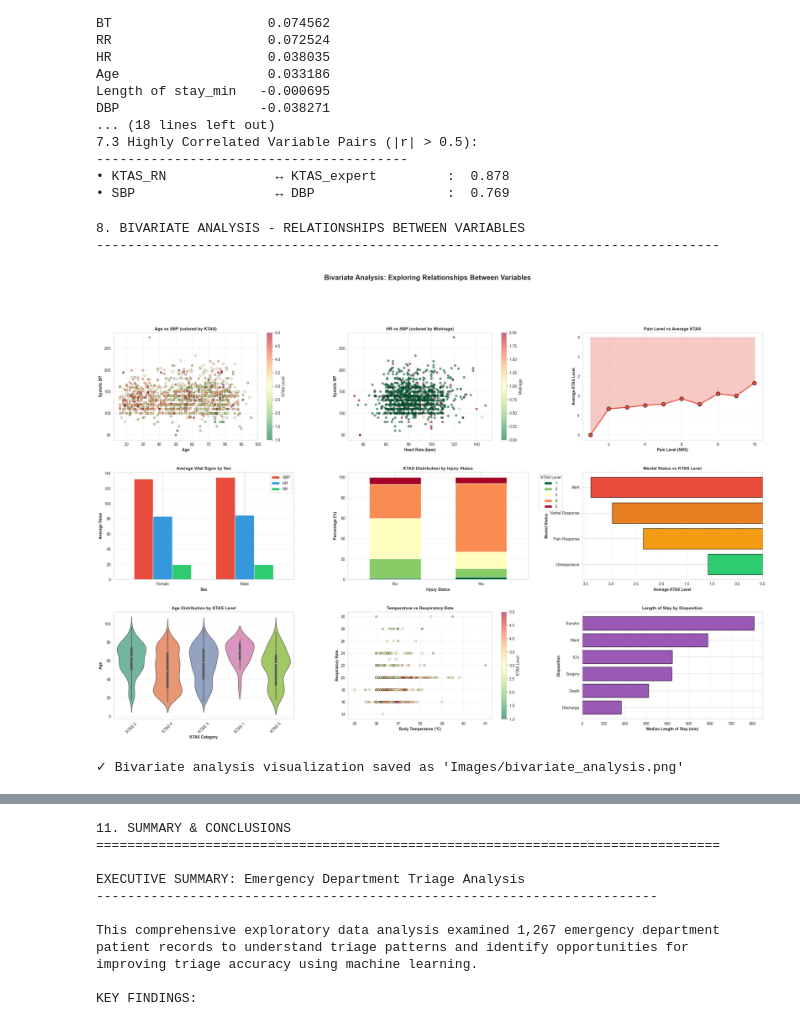
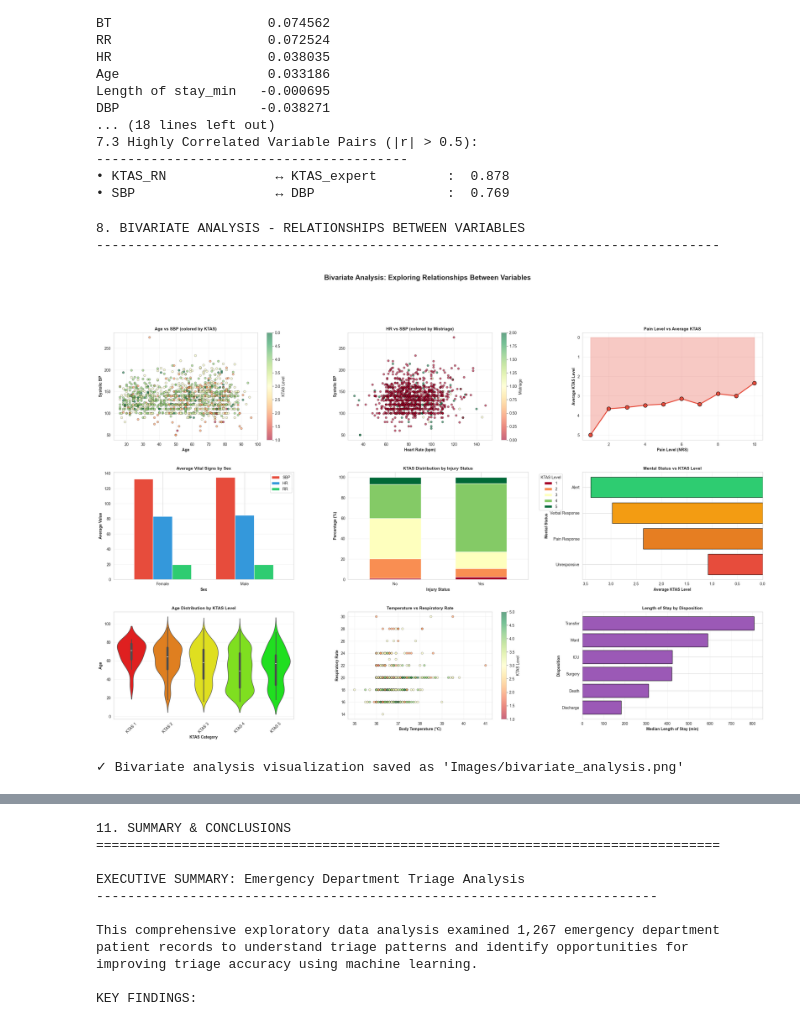
Before and after one commit to JZembower/ML-Triage-Process, a Jupyter notebook: 01_eda.ipynb, the cells around one changed output, grey strips where cells are left out. Drawn from its saved outputs; the diff is of its cells as text; code cells hidden in the pictures.

```diff
--- a/01_eda.ipynb
+++ b/01_eda.ipynb
@@ -389,17 +411,6 @@ Name: proportion, dtype: float64
 [figure]
 ✓ Categorical distributions visualization saved as 'Images/categorical_distributions.png'
 # %%
-def clean_numeric(series):
-    if series.dtype == 'object':
-        return pd.to_numeric(series.str.replace(',', '.'), errors='coerce')
-    return series
-
-numeric_cols = ['NRS_pain', 'SBP', 'DBP', 'HR', 'RR', 'BT', 'Saturation']
-for col in numeric_cols:
-    df[col] = clean_numeric(df[col])
-
-df['Mistriage_Label'] = df['mistriage'].map({0: 'Correct', 1: 'Under-triage', 2: 'Over-triage'})
-
 print("\n5. VITAL SIGNS ANALYSIS")
 print("-"*80)
 
@@ -615,15 +614,6 @@ Senior (>70)       82.98        13.68          3.34
 • Under-triage Rate: 4.34%
 • Over-triage Rate: 10.34%
 # %%
-def clean_numeric(series):
-    if series.dtype == 'object':
-        return pd.to_numeric(series.str.replace(',', '.'), errors='coerce')
-    return series
-
-numeric_cols = ['NRS_pain', 'SBP', 'DBP', 'HR', 'RR', 'BT', 'Saturation']
-for col in numeric_cols:
-    df[col] = clean_numeric(df[col])
-
 print("\n7. CORRELATION ANALYSIS")
 print("-"*80)
 
@@ -692,19 +682,6 @@ DBP                  -0.038271
 • KTAS_RN              ↔ KTAS_expert         :  0.878
 • SBP                  ↔ DBP                 :  0.769
 # %%
-def clean_numeric(series):
-    if series.dtype == 'object':
-        return pd.to_numeric(series.str.replace(',', '.'), errors='coerce')
-    return series
-
-numeric_cols = ['NRS_pain', 'SBP', 'DBP', 'HR', 'RR', 'BT', 'Saturation']
-for col in numeric_cols:
-    df[col] = clean_numeric(df[col])
-
-df['Sex_Label'] = df['Sex'].map({1: 'Female', 2: 'Male'})
-df['Injury_Label'] = df['Injury'].map({1: 'No', 2: 'Yes'})
-df['Mental_Label'] = df['Mental'].map({1: 'Alert', 2: 'Verbal Response', 3: 'Pain Response', 4: 'Unresponsive'})
-
 print("\n8. BIVARIATE ANALYSIS - RELATIONSHIPS BETWEEN VARIABLES")
 print("-"*80)
 
@@ -714,7 +691,7 @@ gs = fig.add_gridspec(3, 3, hspace=0.3, wspace=0.3)
 
 # 1. Age vs Vital Signs Scatter
 ax1 = fig.add_subplot(gs[0, 0])
-scatter1 = ax1.scatter(df['Age'], df['SBP'], c=df['KTAS_RN'], cmap='RdYlGn_r',
+scatter1 = ax1.scatter(df['Age'], df['SBP'], c=df['KTAS_RN'], cmap='RdYlGn',
                        alpha=0.6, s=30, edgecolors='black', linewidth=0.5)
 ax1.set_xlabel('Age', fontsize=10, fontweight='bold')
 ax1.set_ylabel('Systolic BP', fontsize=10, fontweight='bold')
@@ -724,7 +701,7 @@ ax1.grid(alpha=0.3)
 
 # 2. Heart Rate vs Blood Pressure
 ax2 = fig.add_subplot(gs[0, 1])
-scatter2 = ax2.scatter(df['HR'], df['SBP'], c=df['mistriage'], cmap='RdYlGn_r',
+scatter2 = ax2.scatter(df['HR'], df['SBP'], c=df['mistriage'], cmap='RdYlGn',
                        alpha=0.6, s=30, edgecolors='black', linewidth=0.5)
 ax2.set_xlabel('Heart Rate (bpm)', fontsize=10, fontweight='bold')
 ax2.set_ylabel('Systolic BP', fontsize=10, fontweight='bold')
@@ -758,7 +735,7 @@ ax4.grid(axis='y', alpha=0.3)
 # 5. Injury Status vs KTAS
 ax5 = fig.add_subplot(gs[1, 1])
 injury_ktas = pd.crosstab(df['Injury_Label'], df['KTAS_RN'], normalize='index') * 100
-injury_ktas.plot(kind='bar', stacked=True, ax=ax5, colormap='RdYlGn_r', width=0.6)
+injury_ktas.plot(kind='bar', stacked=True, ax=ax5, colormap='RdYlGn', width=0.6)
 ax5.set_xlabel('Injury Status', fontsize=10, fontweight='bold')
 ax5.set_ylabel('Percentage (%)', fontsize=10, fontweight='bold')
 ax5.set_title('KTAS Distribution by Injury Status', fontsize=11, fontweight='bold')
@@ -769,7 +746,7 @@ ax5.grid(axis='y', alpha=0.3)
 # 6. Mental Status vs KTAS
 ax6 = fig.add_subplot(gs[1, 2])
 mental_ktas = df.groupby('Mental_Label')['KTAS_RN'].mean().sort_values()
-colors_mental = ['#2ECC71', '#F39C12', '#E67E22', '#E74C3C']
+colors_mental = ['#E74C3C','#E67E22','#F39C12','#2ECC71']
 ax6.barh(mental_ktas.index, mental_ktas.values, color=colors_mental, edgecolor='black', linewidth=1)
 ax6.set_xlabel('Average KTAS Level', fontsize=10, fontweight='bold')
 ax6.set_ylabel('Mental Status', fontsize=10, fontweight='bold')
@@ -779,10 +756,12 @@ ax6.grid(axis='x', alpha=0.3)
 
 # 7. Age Distribution by KTAS Category
 ax7 = fig.add_subplot(gs[2, 0])
-ktas_categories = df['KTAS_RN'].apply(lambda x: f'KTAS {x}')
 df_plot = df[['Age', 'KTAS_RN']].copy()
-df_plot['KTAS_Category'] = ktas_categories
-sns.violinplot(data=df_plot, x='KTAS_Category', y='Age', palette='Set2', ax=ax7)
+df_plot['KTAS_Category'] = df_plot['KTAS_RN'].apply(lambda x: f'KTAS {x}') # Create ordered categories
+ktas_order = [f'KTAS {i}' for i in range(1, 6)] # Order KTAS from 1 to 5
+colors = ['#ff0000', '#ff7f00', '#ffff00','#7fff00', '#00ff00']  # green -> yellow -> red
+sns.violinplot(data=df_plot, x='KTAS_Category', y='Age',
+               order=ktas_order, palette=colors, ax=ax7)
 ax7.set_xlabel('KTAS Category', fontsize=10, fontweight='bold')
 ax7.set_ylabel('Age', fontsize=10, fontweight='bold')
 ax7.set_title('Age Distribution by KTAS Level', fontsize=11, fontweight='bold')
@@ -791,34 +770,34 @@ ax7.grid(axis='y', alpha=0.3)
 
 # 8. Temperature vs Respiratory Rate
 ax8 = fig.add_subplot(gs[2, 1])
-scatter3 = ax8.scatter(df['BT'], df['RR'], c=df['KTAS_RN'], cmap='RdYlGn_r',
+scatter3 = ax8.scatter(df['BT'], df['RR'], c=df['KTAS_RN'], cmap='RdYlGn',
                        alpha=0.6, s=30, edgecolors='black', linewidth=0.5)
 ax8.set_xlabel('Body Temperature (°C)', fontsize=10, fontweight='bold')
 ax8.set_ylabel('Respiratory Rate', fontsize=10, fontweight='bold')
 ax8.set_title('Temperature vs Respiratory Rate', fontsize=11, fontweight='bold')
 plt.colorbar(scatter3, ax=ax8, label='KTAS Level')
 ax8.grid(alpha=0.3)
 
 # 9. Length of Stay by Disposition
 ax9 = fig.add_subplot(gs[2, 2])
 disposition_map = {1: 'Discharge', 2: 'Ward', 3: 'ICU', 4: 'Discharge', 5: 'Transfer', 6: 'Death', 7: 'Surgery'}
 df['Disposition_Label'] = df['Disposition'].map(disposition_map)
 los_disp = df.groupby('Disposition_Label')['Length of stay_min'].median().sort_values()
 ax9.barh(los_disp.index, los_disp.values, color='#9B59B6', edgecolor='black', linewidth=1)
 ax9.set_xlabel('Median Length of Stay (min)', fontsize=10, fontweight='bold')
 ax9.set_ylabel('Disposition', fontsize=10, fontweight='bold')
 ax9.set_title('Length of Stay by Disposition', fontsize=11, fontweight='bold')
 ax9.grid(axis='x', alpha=0.3)
 
 fig.suptitle('Bivariate Analysis: Exploring Relationships Between Variables',
              fontsize=18, fontweight='bold', y=0.995)
 
 plt.savefig('Images/bivariate_analysis.png', dpi=300, bbox_inches='tight')
 plt.show()
 
 print("\n✓ Bivariate analysis visualization saved as 'Images/bivariate_analysis.png'")
 # %% [output]
 8. BIVARIATE ANALYSIS - RELATIONSHIPS BETWEEN VARIABLES
 --------------------------------------------------------------------------------
-[figure, old version]
+[figure, new version]
 ✓ Bivariate analysis visualization saved as 'Images/bivariate_analysis.png'
```
Also changed, not shown: parts of 10 cells of this notebook, 3 other files.
